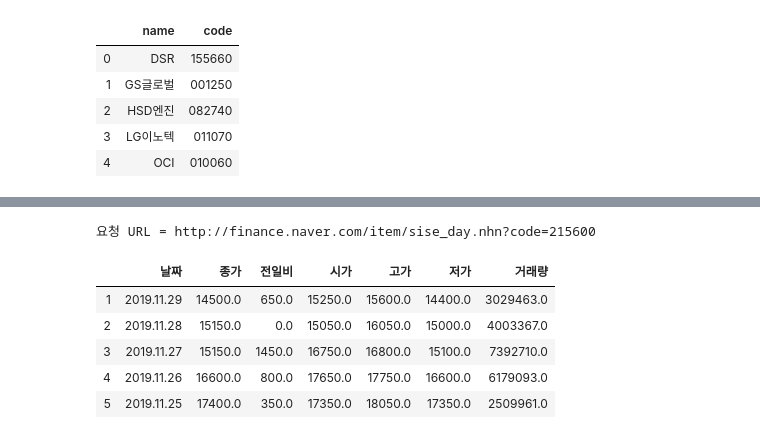
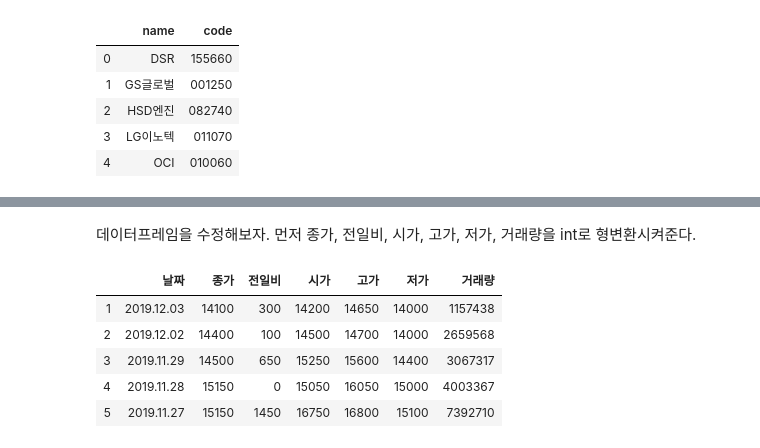
Before and after one commit to Jayden-Cho/Study-note, a Jupyter notebook: Finance Analysis/Pandas를 이용한 Naver금융에서 주식데이터 가져오기.ipynb, the cells around one changed output, grey strips where cells are left out. Drawn from its saved outputs; the diff is of its cells as text; code cells hidden in the pictures.

```diff
--- a/Finance Analysis/Pandas를 이용한 Naver금융에서 주식데이터 가져오기.ipynb
+++ b/Finance Analysis/Pandas를 이용한 Naver금융에서 주식데이터 가져오기.ipynb
@@ -148,28 +236,13 @@ ab
-# %%
-def get_url(item_name, code_df):
-    code = (code_df.query("name=='{}'".format(item_name))['code'].to_string(index=False)).replace(' ', '')
-    url = 'http://finance.naver.com/item/sise_day.nhn?code={code}'.format(code=code)
-
-    print("요청 URL = {}".format(url))
-    return url
-
-item_name = '신라젠'
-url = get_url(item_name, code_df)
-
-df = pd.DataFrame()
-
-for page in range(1, 21):
-    pg_url = '{url}&page={page}'.format(url=url, page=page)
-    df = df.append(pd.read_html(pg_url, header=0)[0], ignore_index=True)
-
-df = df.dropna()
-
-df.head()
-# %% [output]
-요청 URL = http://finance.naver.com/item/sise_day.nhn?code=215600
-|  | 날짜 | 종가 | 전일비 | 시가 | 고가 | 저가 | 거래량 |
-| 1 | 2019.11.29 | 14500.0 | 650.0 | 15250.0 | 15600.0 | 14400.0 | 3029463.0 |
-| 2 | 2019.11.28 | 15150.0 | 0.0 | 15050.0 | 16050.0 | 15000.0 | 4003367.0 |
-| 3 | 2019.11.27 | 15150.0 | 1450.0 | 16750.0 | 16800.0 | 15100.0 | 7392710.0 |
-| 4 | 2019.11.26 | 16600.0 | 800.0 | 17650.0 | 17750.0 | 16600.0 | 6179093.0 |
-| 5 | 2019.11.25 | 17400.0 | 350.0 | 17350.0 | 18050.0 | 17350.0 | 2509961.0 |
+# %% [markdown]
+데이터프레임을 수정해보자. 먼저 종가, 전일비, 시가, 고가, 저가, 거래량을 int로 형변환시켜준다.
+# %%
+df[['종가', '전일비', '시가', '고가', '저가', '거래량']]\
+    = df[['종가', '전일비', '시가', '고가', '저가', '거래량']].astype(int)
+df.head()
+# %% [output]
+|  | 날짜 | 종가 | 전일비 | 시가 | 고가 | 저가 | 거래량 |
+| 1 | 2019.12.03 | 14100 | 300 | 14200 | 14650 | 14000 | 1157438 |
+| 2 | 2019.12.02 | 14400 | 100 | 14500 | 14700 | 14000 | 2659568 |
+| 3 | 2019.11.29 | 14500 | 650 | 15250 | 15600 | 14400 | 3067317 |
+| 4 | 2019.11.28 | 15150 | 0 | 15050 | 16050 | 15000 | 4003367 |
+| 5 | 2019.11.27 | 15150 | 1450 | 16750 | 16800 | 15100 | 7392710 |
```
Also changed, not shown: parts of 32 cells of this notebook.
